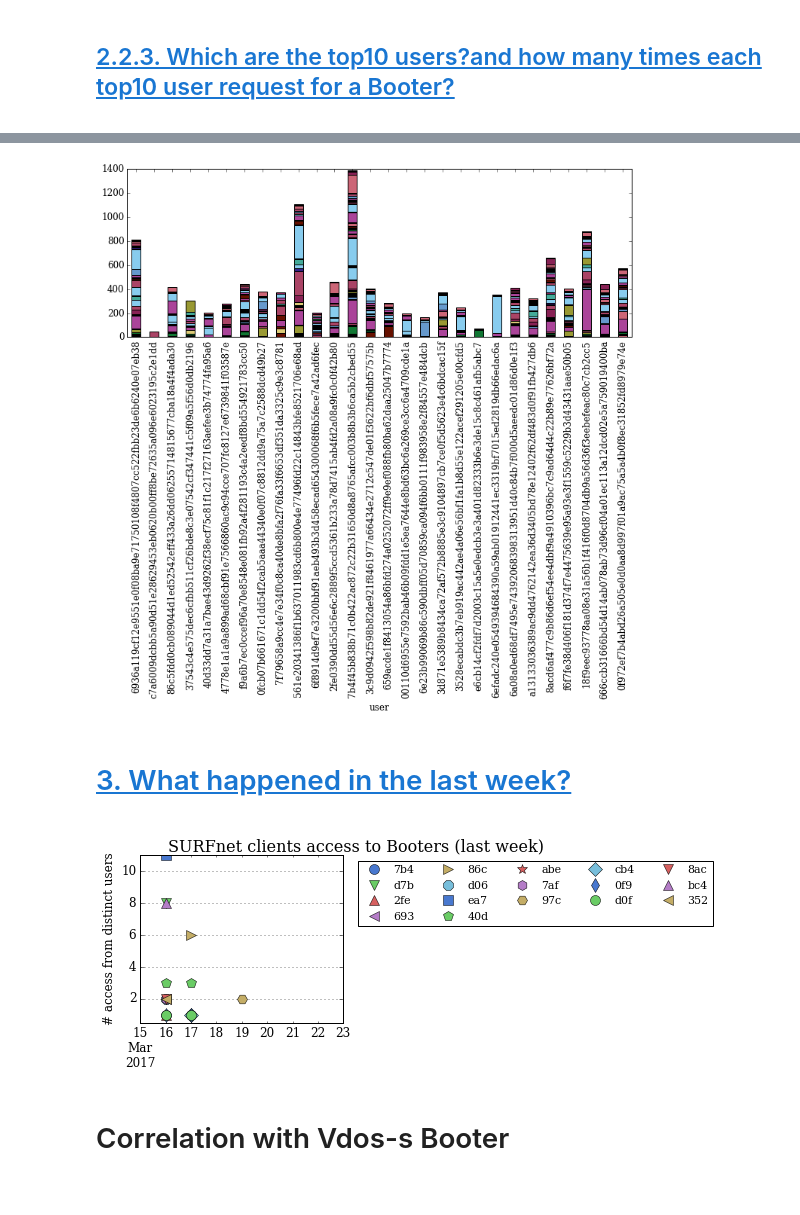
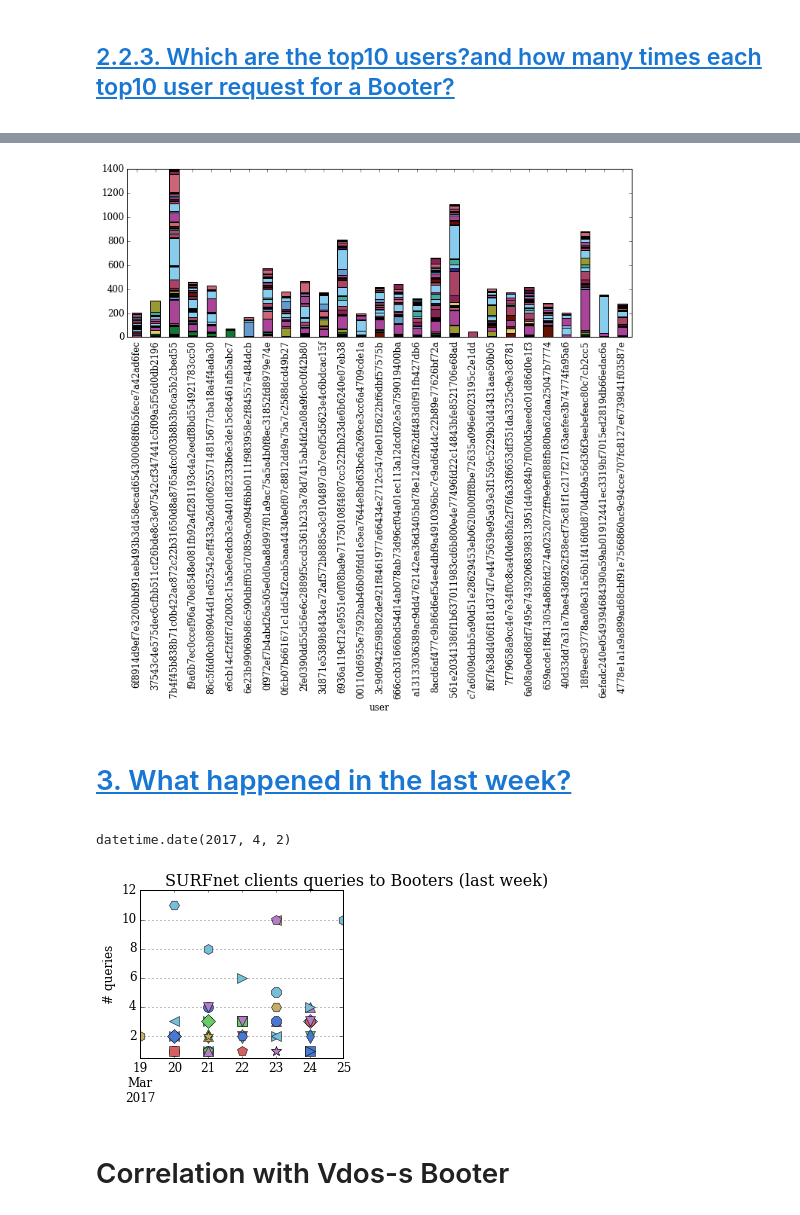
Before and after one commit to jjsantanna/booterblacklist_surfnet_case, a Jupyter notebook: surfnet/surfnet_case_analysis.ipynb, the cells around one changed output, grey strips where cells are left out. Drawn from its saved outputs; the diff is of its cells as text; code cells hidden in the pictures.

```diff
--- a/surfnet/surfnet_case_analysis.ipynb
+++ b/surfnet/surfnet_case_analysis.ipynb
@@ -50,18 +50,21 @@ SURFnet monitors DNS queries using their EEMO plugin https://github.com/SURFnet/
 # CODE:
 import pandas as pd
 import numpy as np
+
 import matplotlib
 import matplotlib.pyplot as plt
 %matplotlib inline
 
-#Styles: https://tonysyu.github.io/raw_content/matplotlib-style-gallery/gallery.html
-# print(plt.style.available)
-# plt.xkcd()
-# plt.style.use('ggplot')
-# plt.rcParams.update(plt.rcParamsDefault)
-plt.style.use('seaborn-muted')
+plt.style.use('seaborn-muted') #For a nice schema of colors (https://tonysyu.github.io/raw_content/matplotlib-style-gallery/gallery.html)
+
+# To overcome font type 3 problem!
+plt.rcParams['pdf.fonttype'] = 42
+plt.rcParams['ps.fonttype'] = 42
+
+# For a better style
 plt.rcParams['font.family'] = 'serif'
 plt.rcParams['font.size'] = 12
+
 
 plt.rcParams['axes.axisbelow']=True
 
@@ -1373,16 +1484,20 @@ users_permonth.ix[alltop10_without_outliers].plot(kind='bar',ax=ax1, legend=Fals
 # ax1.yaxis.set_tick_params(labelsize=10)
 
 fig.show()
-#fig.savefig('figs/booters_accessed_top10users.eps', bbox_inches='tight',format='eps', dpi=1200)
+fig.savefig('figs/booters_queriesed_top10users.eps', bbox_inches='tight',format='eps', dpi=1200)
 #plotly.offline.iplot_mpl(fig )
 # %% [output]
-[figure, old version]
+[figure, new version]
 # %% [markdown]
 <div id="3"><h1><a href="#TOC">3. What happened in the last week?</a></h1></div>
+# %%
+date.today()
+# %% [output]
+datetime.date(2017, 4, 2)
 # %%
 # CODE:
 from datetime import date, timedelta
-lastweek = date.today() - timedelta(days=7)
+lastweek = datetime.date(2017, 3, 26) - timedelta(days=7)
 
 df_lastweek=indexed_df[lastweek:].reset_index()
 
@@ -1399,29 +1514,29 @@ users_lastweek_min = pd.pivot_table(df_lastweek[df_lastweek['recordtype']=='Q(Q)
 # %%
 fig = plt.figure(figsize=(8, 3))
 ax1 = plt.subplot2grid((1,2), (0,0))
 ax1 = users_lastweek_min.plot(ax=ax1, style=mymarkers, markersize=10, legend=False)
 
-ax1.set_ylabel("# access from distinct users")
+ax1.set_ylabel("# queries")
 ax1.set_xlabel("")
 
-ax1.set_ylim(0.5,11)
-ax1.set_xlim(date.today() - timedelta(days=8),date.today())
+ax1.set_ylim(0.5,12)
+ax1.set_xlim(datetime.date(2017, 3, 26) - timedelta(days=7),datetime.date(2017, 3, 25))
 
-ax1.legend(users_lastweek.index.str[:3],
-           prop={'size':11},
-           numpoints=1, ncol=5,
-           bbox_to_anchor=(2.85, 1))
+# ax1.legend(users_lastweek.index.str[:3],
+#            prop={'size':11},
+#            numpoints=1, ncol=4,
+#            bbox_to_anchor=(1, 1))
 
 ax1.yaxis.grid()
-fig.suptitle('SURFnet clients access to Booters (last week)', fontsize=16)
+fig.suptitle('SURFnet clients queries to Booters (last week)', fontsize=16)
 
 plt.show()
 fig.suptitle('')
 fig.savefig('figs/last_week.eps', bbox_inches='tight',format='eps', dpi=1200)
 
 #plotly.offline.iplot_mpl(fig)
 # %% [output]
-[figure, old version]
+[figure, new version]
 # %% [markdown]
 # Correlation with Vdos-s Booter
 # %%
```
Also changed, not shown: parts of 31 cells of this notebook, 12 other files.
